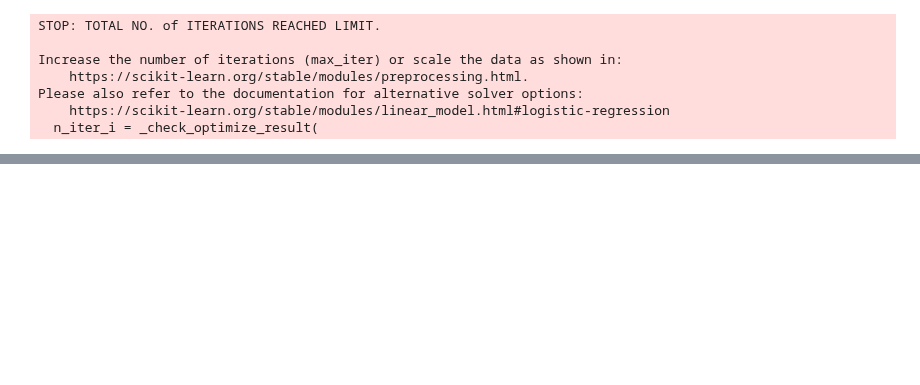
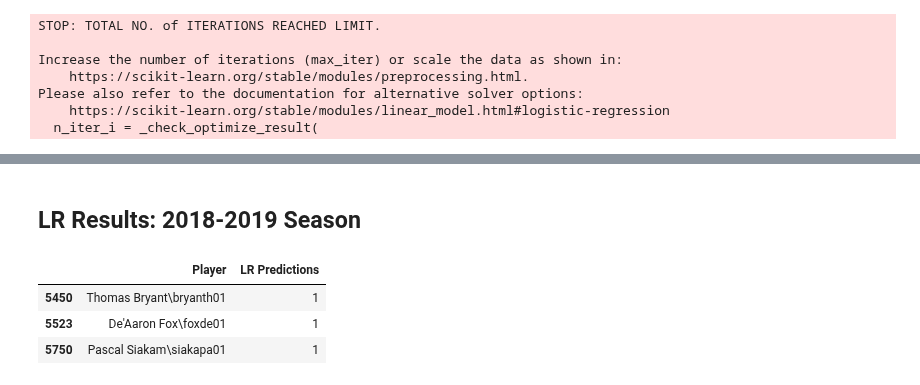
Before and after one commit to victoria-yining-huang/NBA-MIP, a Jupyter notebook: final_results_1819.ipynb, the cells around one changed output, grey strips where cells are left out. Drawn from its saved outputs; the diff is of its cells as text; code cells hidden in the pictures; blank space fills up the shorter version.

```diff
--- a/final_results_1819.ipynb
+++ b/final_results_1819.ipynb
@@ -84,0 +117,10 @@ ValueError: could not convert string to float: 'SG'
+# %% [markdown]
+## LR Results: 2018-2019 Season
+# %%
+LR_MIPs = predictions[predictions['LR Predictions']==1].drop('DT Predictions', axis=1)
+LR_MIPs
+# %% [output]
+|  | Player | LR Predictions |
+| 5450 | Thomas Bryant\bryanth01 | 1 |
+| 5523 | De'Aaron Fox\foxde01 | 1 |
+| 5750 | Pascal Siakam\siakapa01 | 1 |
```
Also changed, not shown: parts of 8 cells of this notebook, 2 other files.
